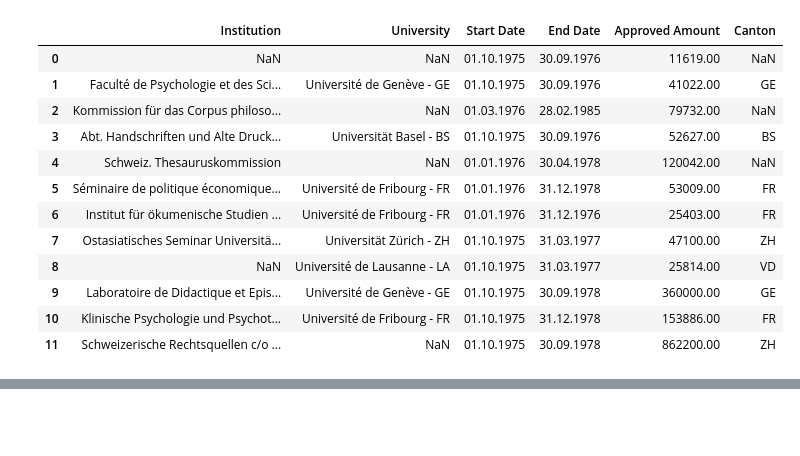
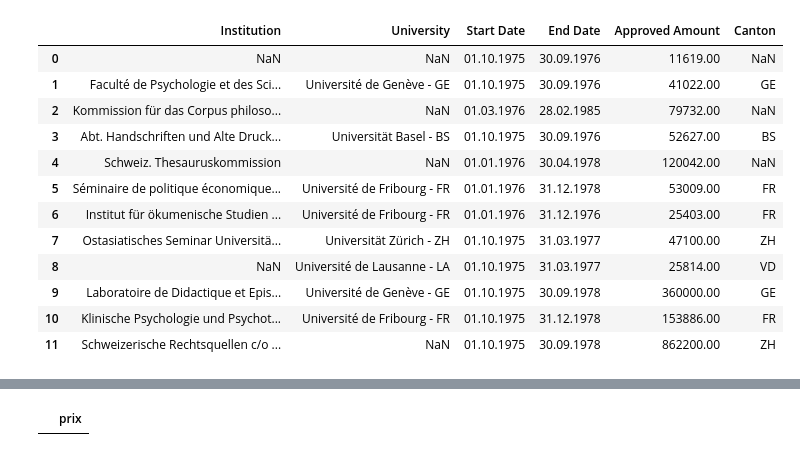
Before and after one commit to AgatheVkc/ada_homework, a Jupyter notebook: 03 - InteractiveViz/Homework3.ipynb, the cells around one changed output, grey strips where cells are left out. Drawn from its saved outputs; the diff is of its cells as text; code cells hidden in the pictures; blank space fills up the shorter version.

```diff
--- a/03 - InteractiveViz/Homework3.ipynb
+++ b/03 - InteractiveViz/Homework3.ipynb
@@ -342,0 +335,7 @@ sum( df_grants.Canton.isnull()/len(df_grants.Canton))
+# %%
+
+final = pd.DataFrame(columns=['prix'])
+final.indexes=['Canton']
+final
+# %% [output]
+|  | prix |
```
Also changed, not shown: parts of 11 cells of this notebook, 6 other files.
